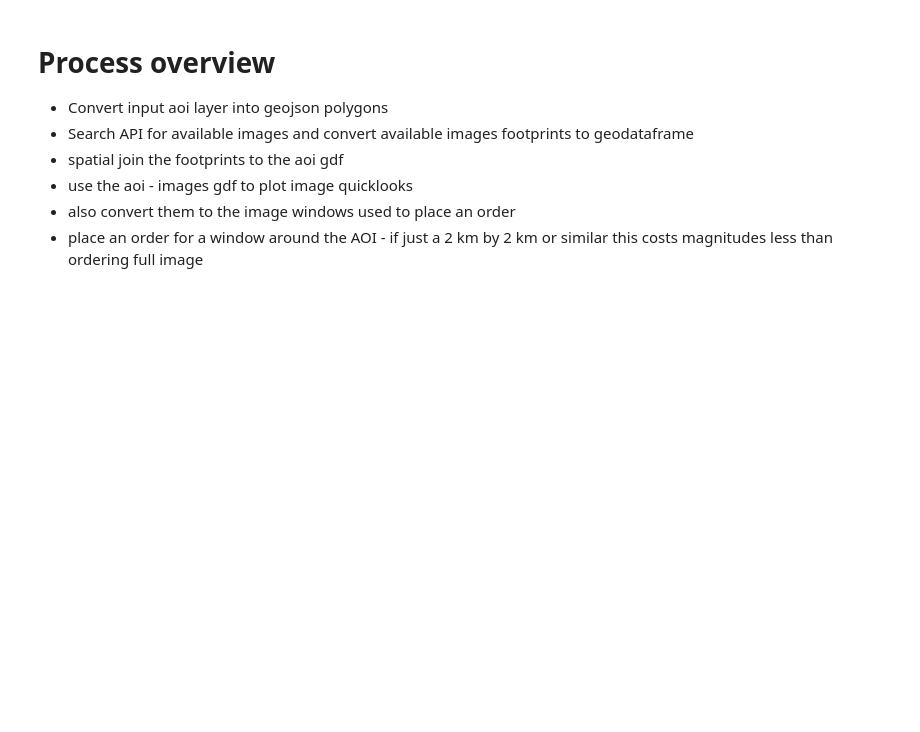
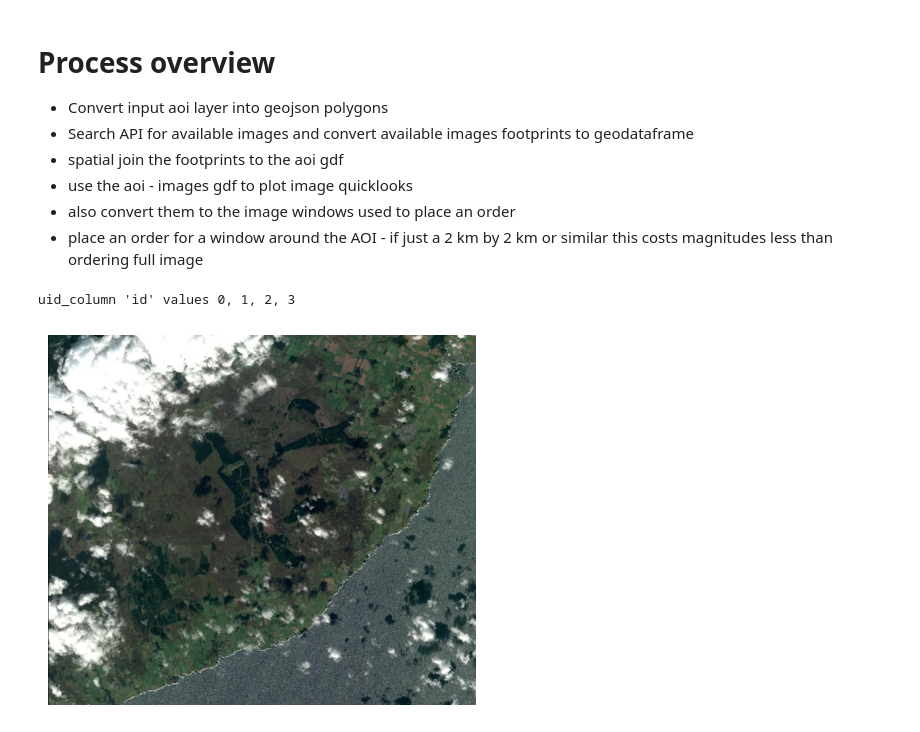
Before and after one commit to tomwilsonsco/airbus_python, a Jupyter notebook: download_images.ipynb, the cells around one changed output. Drawn from its saved outputs; the diff is of its cells as text; code cells hidden in the pictures; blank space fills up the shorter version.

```diff
--- a/download_images.ipynb
+++ b/download_images.ipynb
@@ -18,11 +18,22 @@ aoi_gdf = gpd.read_file("inputs/test_quarries.shp")
 # %%
 aoi_gdf["geometry"] = aoi_gdf.buffer(1000)
 # %%
-def aoi_gdf_to_search_geojson(aoi_gdf, id_column=None):
-    if id_column is None:
-        id_column = "id"
-        aoi_gdf[id_column] = aoi_gdf.index
-    json_str = aoi_gdf[[id_column, "geometry"]].to_crs(epsg=4326).to_json()
-    return json.loads(json_str)
+def aoi_gdf_to_search_geojson(aoi_gdf, uid_column=None):
+    if uid_column is None:
+        uid_column = "id"
+        aoi_gdf[uid_column] = aoi_gdf.index
+
+    else:
+        if not aoi_gdf[uid_column].is_unique:
+            raise ValueError(
+                f"Values in '{uid_column}' are not unique. Consider using default uid_column=None to add uids."
+            )
+    print(
+        f"uid_column '{uid_column}' values {', '.join(str(i) for i in aoi_gdf[uid_column].tolist())}"
+    )
+    json_str = aoi_gdf[[uid_column, "geometry"]].to_crs(epsg=4326).to_json(drop_id=True)
+    return json.loads(json_str), aoi_gdf[uid_column].tolist()
 # %%
-search_geojson = aoi_gdf_to_search_geojson(aoi_gdf)
+search_geojson, id_vals = aoi_gdf_to_search_geojson(aoi_gdf)
+# %% [output]
+uid_column 'id' values 0, 1, 2, 3
@@ -33,3 +40,15 @@ search_test = search_geojson["features"][0]["geometry"]
+# %%
+def get_feature_by_id(geojson, id_vals, search_id):
+    if search_id not in id_vals:
+        raise ValueError(f"id {search_id} not in list of id values")
+    for feature in geojson["features"]:
+        if feature["properties"]["id"] == search_id:
+            return feature
+    return None
+# %%
+# search_test = search_geojson["features"][0]["geometry"]
+SEARCH_ID = 0
+search_feature = get_feature_by_id(search_geojson, id_vals, SEARCH_ID)
 # %%
 # Read local config.json to get api key
 with open("config.json", "r") as file:
@@ -42,13 +59,14 @@ client = OneAtlasClient(api_key=api_key)
 # %%
 results = client.search(
     {
         "cloudCover": "[0,30]",
         "incidenceAngle": "[0,40]",
         "processingLevel": "SENSOR",
-        "relation": "intersects",
-        "geometry": search_test,
+        "relation": "contains",
+        "geometry": search_feature["geometry"],
+        "constellation": "PHR",
     }
 )
-result = results["features"][1]
-# client.download_quicklook_to_file(result, "quicklook.jpg")
-client.plot_quicklook(result)
+client.extract_results(results)
+# %% [output]
+[figure, added]
```
Also changed, not shown: parts of 9 cells of this notebook, 1 other file.
